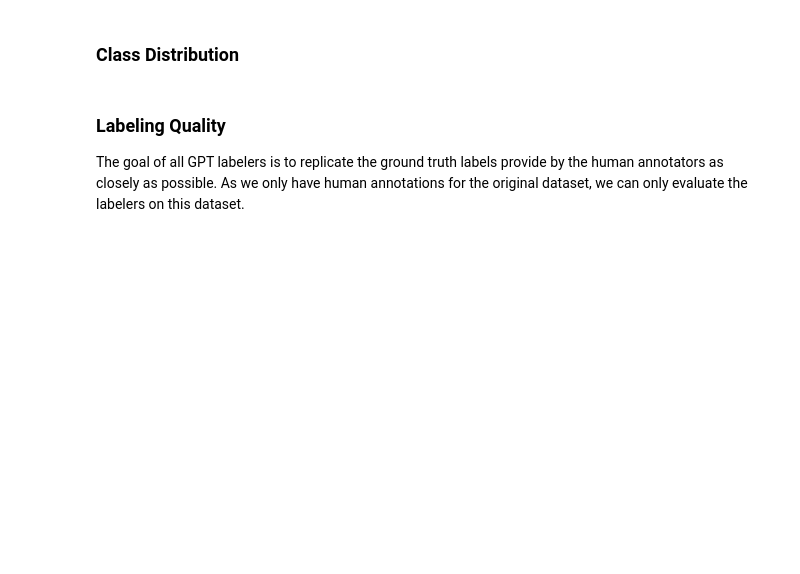
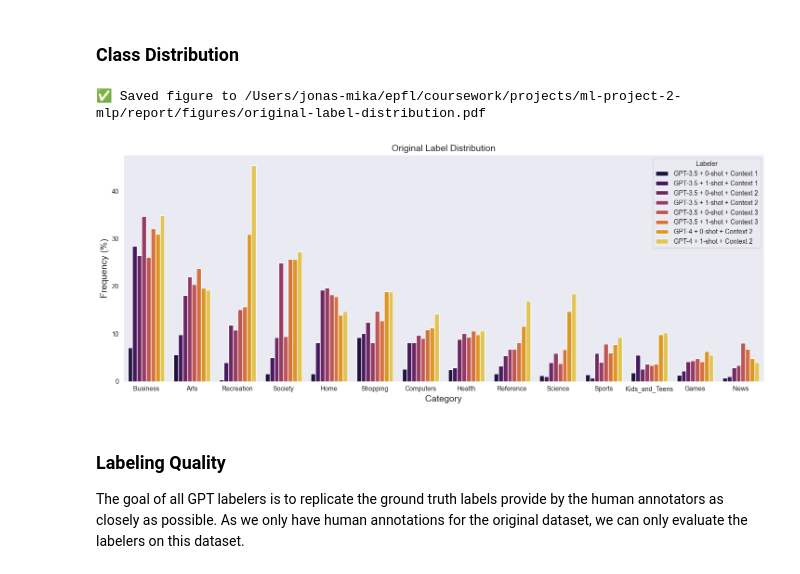
Before and after one commit to CS-433/ml-project-2-mlp, a Jupyter notebook: notebooks/eda.ipynb, the cells around one changed output. Drawn from its saved outputs; the diff is of its cells as text; code cells hidden in the pictures; blank space fills up the shorter version.

Commit message:
feat(eda) added analysis of curlie-10k labels

```diff
--- a/notebooks/eda.ipynb
+++ b/notebooks/eda.ipynb
@@ -43,5 +82,5 @@ sns.set_palette("gist_stern")
 # %%
-def get_num_featues(feat, data):
+def get_num_features(feat, data):
     return len([w[feat] for w in data.values() if w[feat] is not None and w[feat] != []])
 # %% [markdown]
 ## Websites
@@ -262,14 +301,14 @@ curlie_info = dict()
 
 # Save these into a dict
 curlie_info["n"] = len(processed_data)
-curlie_info["tld"] = get_num_featues("tld", processed_data) / curlie_info["n"] * 100
-curlie_info["domain"] = get_num_featues("domain", processed_data) / curlie_info["n"] * 100
-curlie_info["tags"] = get_num_featues("metatags", processed_data) / curlie_info["n"] * 100
-curlie_info["titles"] = get_num_featues("title", processed_data) / curlie_info["n"] * 100
-curlie_info["descriptions"] = get_num_featues("description", processed_data) / curlie_info["n"] * 100
-curlie_info["keywords"] = get_num_featues("keywords", processed_data) / curlie_info["n"] * 100
-curlie_info["links"] = get_num_featues("links", processed_data) / curlie_info["n"] * 100
-curlie_info["sentences"] = get_num_featues("sentences", processed_data) / curlie_info["n"] * 100
+curlie_info["tld"] = get_num_features("tld", processed_data) / curlie_info["n"] * 100
+curlie_info["domain"] = get_num_features("domain", processed_data) / curlie_info["n"] * 100
+curlie_info["tags"] = get_num_features("metatags", processed_data) / curlie_info["n"] * 100
+curlie_info["titles"] = get_num_features("title", processed_data) / curlie_info["n"] * 100
+curlie_info["descriptions"] = get_num_features("description", processed_data) / curlie_info["n"] * 100
+curlie_info["keywords"] = get_num_features("keywords", processed_data) / curlie_info["n"] * 100
+curlie_info["links"] = get_num_features("links", processed_data) / curlie_info["n"] * 100
+curlie_info["sentences"] = get_num_features("sentences", processed_data) / curlie_info["n"] * 100
 
 for k, v in curlie_info.items():
     if k != "n":
@@ -338,7 +377,7 @@ There are multiple GPT labeler instances that can be used to label the data. The
 We are considering all contexts and few-shot settings for the GPT-3.5 model, but only the `context2` for the GPT-4 model. Additionally, we have the `human` labeler which simply loads the annotatations for the `original` dataset from the [Homepage2Vec paper](https://arxiv.org/abs/1905.09786).
 # %%
 # Initialise configuration for all labelers
-gpt_labeler_names = ["gpt3.5-zeroshot-context1", "gpt3.5-oneshot-context1", "gpt3.5-zeroshot-context2", "gpt3.5-oneshot-context2", "gpt3.5-zeroshot-context3", "gpt3.5-oneshot-context3"]
+gpt_labeler_names = ["gpt3.5-zeroshot-context1", "gpt3.5-oneshot-context1", "gpt3.5-zeroshot-context2", "gpt3.5-oneshot-context2", "gpt3.5-zeroshot-context3", "gpt3.5-oneshot-context3", "gpt4-zeroshot-context2", "gpt4-oneshot-context2"]
 
 gpt_labelers_cfg = {labeler: hydra.compose(config_name="eda", overrides=[f"labeler={labeler}"]) for labeler in gpt_labeler_names}
 # %%
@@ -425,25 +492,34 @@ dists = {name: get_dist(labeler) for name, labeler in gpt_labelers.items()}
 # %%
-rows = []
-for labeler, class_dist in dists.items():
-    for category, count in class_dist.items():
-        rows.append({"labeler": labeler, "category": category, "count": count})
+def get_label_dist(labelers):
+    rows = []
+    for name, class_dist in {name: labeler.get_class_dist(normalise=True) for name, labeler in labelers.items()}.items():
+        for category, freq in class_dist.items():
+            rows.append({"labeler": get_labeler_name(name), "category": category, "freq": 100 * freq})
+    return pd.DataFrame(rows)
 
-labeling_dists = pd.DataFrame(rows)
-
-fig, ax = plt.subplots(figsize=(20, 6))
+label_dist = get_label_dist(gpt_labelers)
+fig, ax = plt.subplots(figsize=(15, 6))
+fig.tight_layout(pad=3.0)
 sns.barplot(
-    labeling_dists,
+    label_dist,
     x="category",
-    y="count",
+    y="freq",
     hue="labeler",
+    palette=palette,
+    order=label_dist.groupby("category").sum().sort_values("freq", ascending=False).index,
     ax=ax
 )
 ax.get_legend().set_title("Labeler")
 ax.set_xlabel("Category", fontsize=14)
-ax.set_ylabel("Count", fontsize=14)
-ax.set_title("Label Distribution per Category", fontsize=16)
+ax.set_ylabel("Frequency (%)", fontsize=14)
+ax.set_title("Original Label Distribution", fontsize=14)
 
-print(f"✅ Plotted labelled category distribution")
+path = os.path.join(FIGURE_DIR, "original-label-distribution.pdf")
+fig.savefig(path, bbox_inches="tight")
+print(f"✅ Saved figure to {path}")
+# %% [output]
+✅ Saved figure to /Users/jonas-mika/epfl/coursework/projects/ml-project-2-mlp/report/figures/original-label-distribution.pdf
+[figure, added]
 # %% [markdown]
 ### Labeling Quality
 
```
Also changed, not shown: parts of 23 cells of this notebook.
